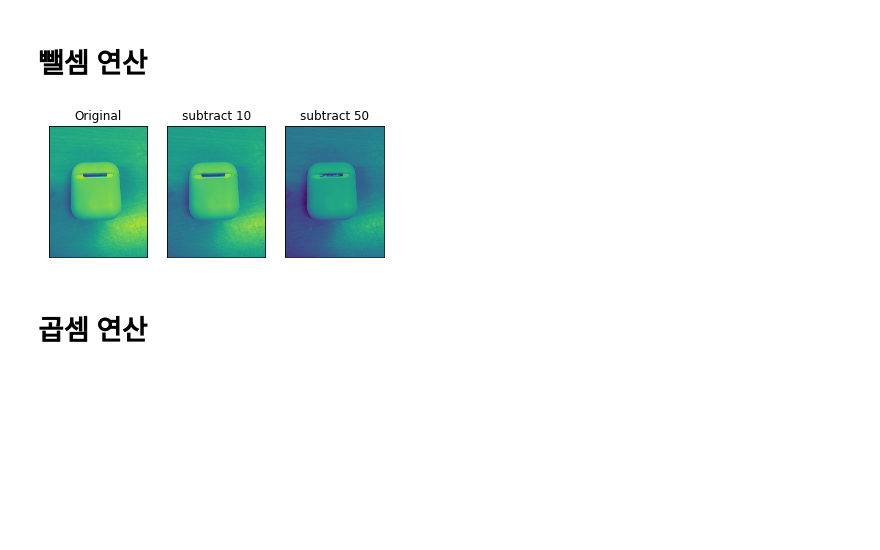
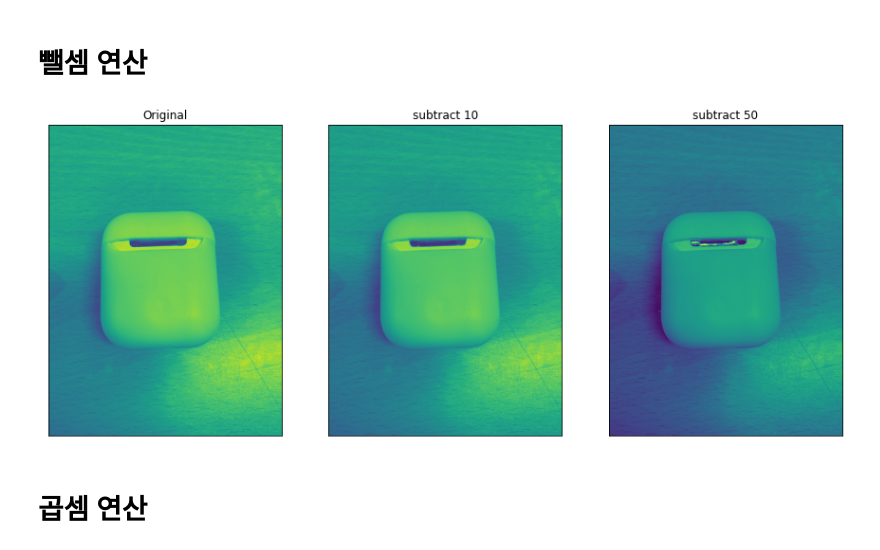
Before and after one commit to swkim01/DSAC5, a Jupyter notebook: gg-08-화소_점_처리.ipynb, the cells around one changed output. Cells and saved outputs as stored; diff of their text form; code cells hidden in the pictures; blank space fills up the shorter version.

```diff
--- a/gg-08-화소_점_처리.ipynb
+++ b/gg-08-화소_점_처리.ipynb
@@ -56,15 +57,16 @@ from matplotlib import pyplot as plt
 img = cv2.imread('./case.jpg')
 grayimg = cv2.cvtColor(img, cv2.COLOR_BGR2GRAY)
 # %%
+plt.figure(figsize=(15,15))
 plt.subplot(131),plt.imshow(grayimg),plt.title('Original')
 plt.xticks([]), plt.yticks([])
 plt.subplot(132),plt.imshow(grayimg-10),plt.title('subtract 10')
 plt.xticks([]), plt.yticks([])
 plt.subplot(133),plt.imshow(grayimg-50),plt.title('subtract 50')
 plt.xticks([]), plt.yticks([])
 plt.show()
 # %% [output]
-[figure, old version]
+[figure, new version]
 # %% [markdown]
 <h1>곱셈 연산</h1>
 # %%
```
Also changed, not shown: parts of 5 cells of this notebook.
